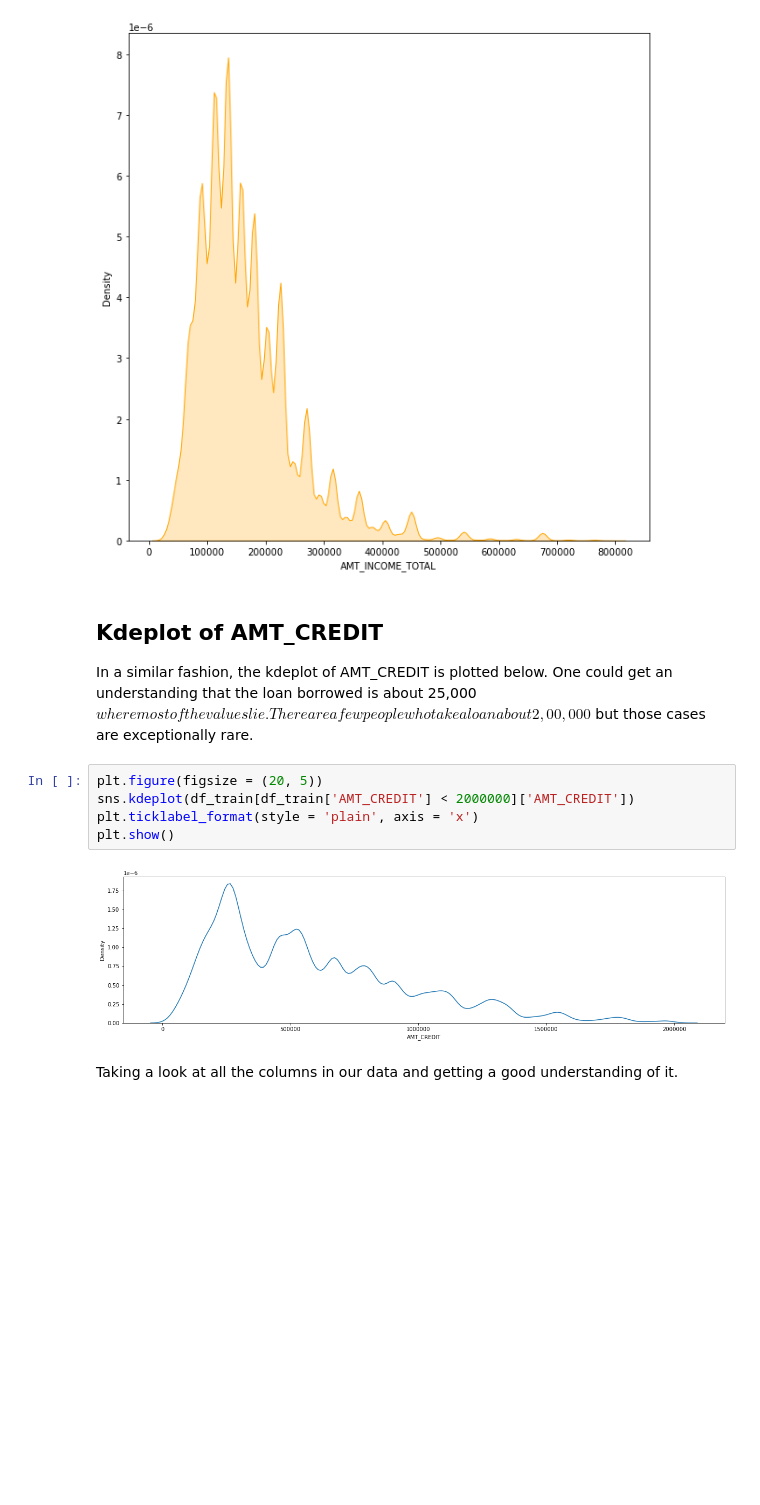
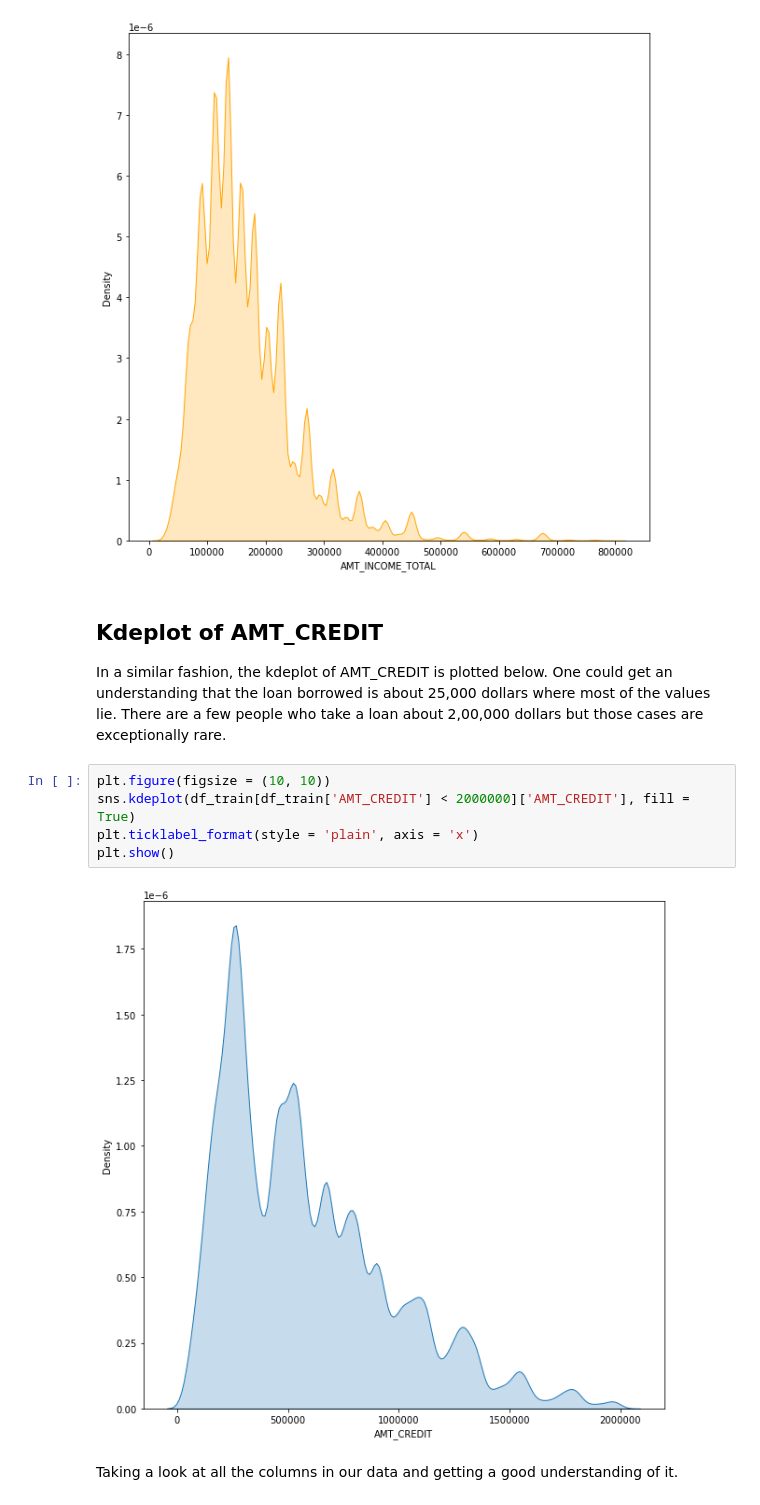
Before and after one commit to suhasmaddali/Predicting-Loan-Default-Using-Machine-Learning, a Jupyter notebook: Home Credit Python Prediction.ipynb, the cells around one changed output. Drawn from its saved outputs; the diff is of its cells as text; blank space fills up the shorter version.

Commit message:
Added visualizations

```diff
--- a/Home Credit Python Prediction.ipynb
+++ b/Home Credit Python Prediction.ipynb
@@ -669,14 +669,14 @@ plt.show()
 # %% [markdown]
 ## Kdeplot of AMT_CREDIT
 
-In a similar fashion, the kdeplot of AMT_CREDIT is plotted below. One could get an understanding that the loan borrowed is about 25,000$ where most of the values lie. There are a few people who take a loan about 2,00,000$ but those cases are exceptionally rare.
+In a similar fashion, the kdeplot of AMT_CREDIT is plotted below. One could get an understanding that the loan borrowed is about 25,000 dollars where most of the values lie. There are a few people who take a loan about 2,00,000 dollars but those cases are exceptionally rare.
 # %%
-plt.figure(figsize = (20, 5))
-sns.kdeplot(df_train[df_train['AMT_CREDIT'] < 2000000]['AMT_CREDIT'])
+plt.figure(figsize = (10, 10))
+sns.kdeplot(df_train[df_train['AMT_CREDIT'] < 2000000]['AMT_CREDIT'], fill = True)
 plt.ticklabel_format(style = 'plain', axis = 'x')
 plt.show()
 # %% [output]
-[figure, old version]
+[figure, new version]
 # %% [markdown]
 Taking a look at all the columns in our data and getting a good understanding of it.
 # %%
```
Also changed, not shown: parts of 8 cells of this notebook.
